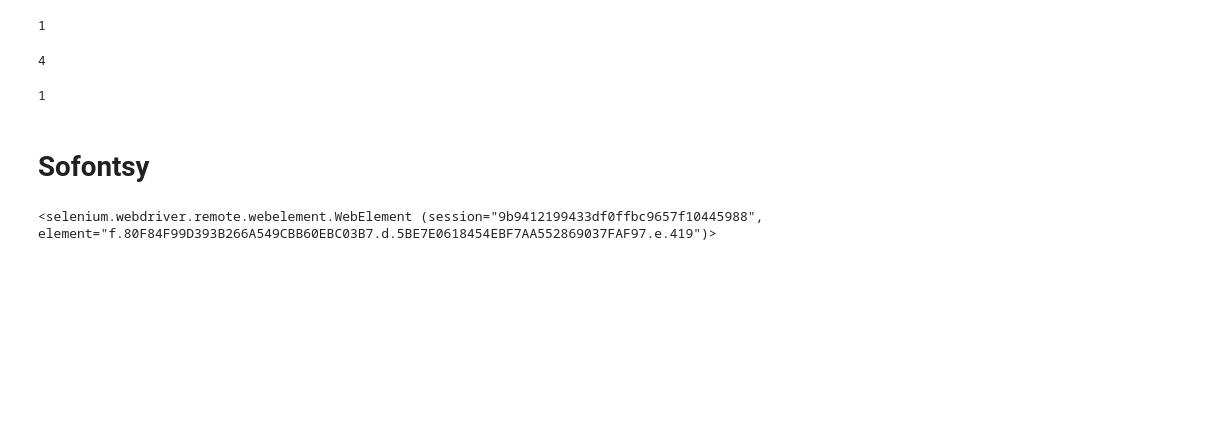
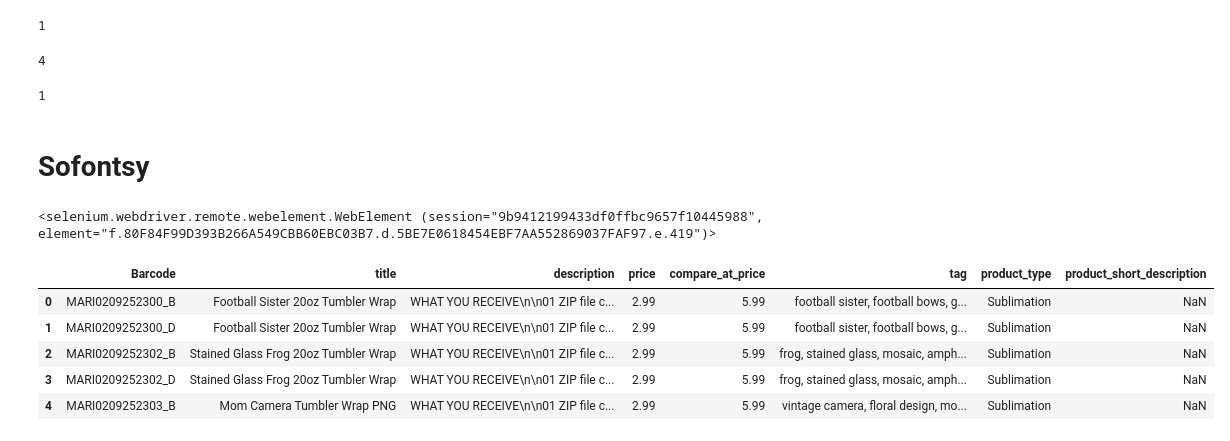
Before and after one commit to hungvu1801/scr4py_3tsy_ver2, a Jupyter notebook: test.ipynb, the cells around one changed output. Saved outputs shown, nothing was run; the diff lists cells and outputs as text; code cells hidden in the pictures; blank space fills up the shorter version.

Commit message:
[feat](sofontsy): add canva

```diff
--- a/test.ipynb
+++ b/test.ipynb
@@ -716,3 +776,14 @@ prod_short_des.send_keys("a")
 t_a = prod_short_des.get_attribute("value")
 # %%
 prod_short_des.clear()
+# %%
+df = pd.read_excel("./data/test_sofontsy.xlsx")
+# %%
+df
+# %% [output]
+|  | Barcode | title | description | price | compare_at_price | tag | product_type | product_short_description |
+| 0 | MARI0209252300_B | Football Sister 20oz Tumbler Wrap | WHAT YOU RECEIVE\n\n01 ZIP file c... | 2.99 | 5.99 | football sister, football bows, g... | Sublimation | NaN |
+| 1 | MARI0209252300_D | Football Sister 20oz Tumbler Wrap | WHAT YOU RECEIVE\n\n01 ZIP file c... | 2.99 | 5.99 | football sister, football bows, g... | Sublimation | NaN |
+| 2 | MARI0209252302_B | Stained Glass Frog 20oz Tumbler Wrap | WHAT YOU RECEIVE\n\n01 ZIP file c... | 2.99 | 5.99 | frog, stained glass, mosaic, amph... | Sublimation | NaN |
+| 3 | MARI0209252302_D | Stained Glass Frog 20oz Tumbler Wrap | WHAT YOU RECEIVE\n\n01 ZIP file c... | 2.99 | 5.99 | frog, stained glass, mosaic, amph... | Sublimation | NaN |
+| 4 | MARI0209252303_B | Mom Camera Tumbler Wrap PNG | WHAT YOU RECEIVE\n\n01 ZIP file c... | 2.99 | 5.99 | vintage camera, floral design, mo... | Sublimation | NaN |
```
Also changed, not shown: parts of 7 cells of this notebook, 5 other files.
